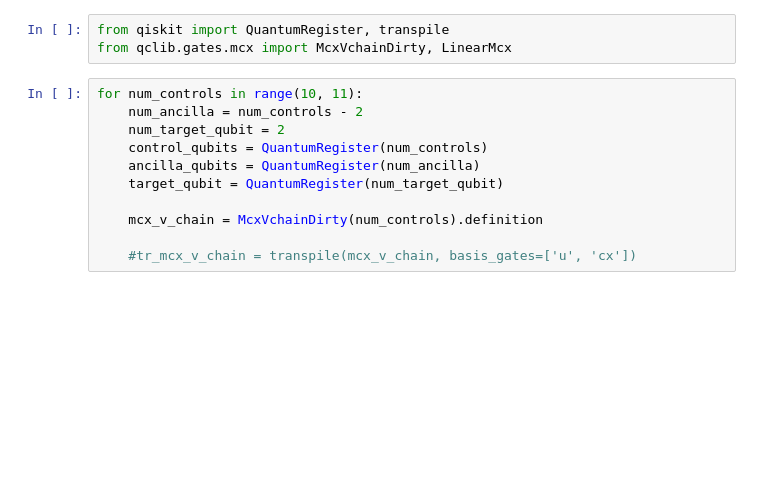
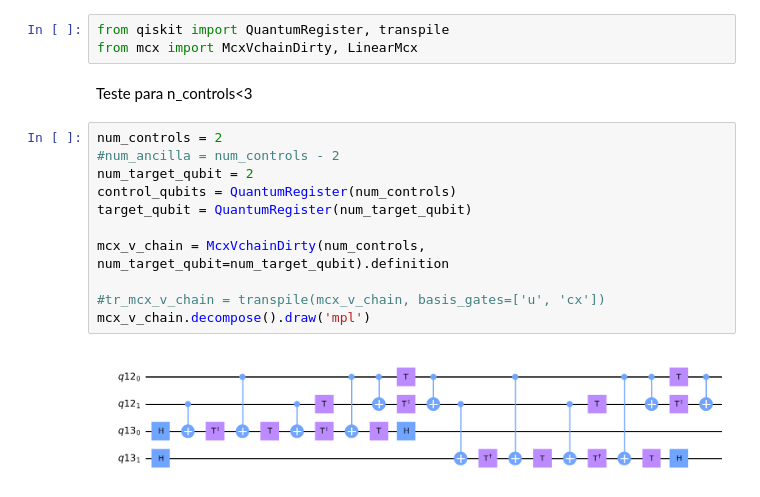
Before and after one commit to qclib/qclib, a Jupyter notebook: qclib/gates/mcxjpt.ipynb, the cells around one changed output. Saved outputs shown, nothing was run; the diff lists cells and outputs as text; blank space fills up the shorter version.

```diff
--- a/qclib/gates/mcxjpt.ipynb
+++ b/qclib/gates/mcxjpt.ipynb
@@ -1,14 +1,18 @@
 # %%
 from qiskit import QuantumRegister, transpile
-from qclib.gates.mcx import McxVchainDirty, LinearMcx
+from mcx import McxVchainDirty, LinearMcx
+# %% [markdown]
+Teste para n_controls<3
 # %%
-for num_controls in range(10, 11):
-    num_ancilla = num_controls - 2
-    num_target_qubit = 2
-    control_qubits = QuantumRegister(num_controls)
-    ancilla_qubits = QuantumRegister(num_ancilla)
-    target_qubit = QuantumRegister(num_target_qubit)
+num_controls = 2
+#num_ancilla = num_controls - 2
+num_target_qubit = 2
+control_qubits = QuantumRegister(num_controls)
+target_qubit = QuantumRegister(num_target_qubit)
 
-    mcx_v_chain = McxVchainDirty(num_controls).definition
+mcx_v_chain = McxVchainDirty(num_controls, num_target_qubit=num_target_qubit).definition
 
-    #tr_mcx_v_chain = transpile(mcx_v_chain, basis_gates=['u', 'cx'])
+#tr_mcx_v_chain = transpile(mcx_v_chain, basis_gates=['u', 'cx'])
+mcx_v_chain.decompose().draw('mpl')
+# %% [output]
+[figure, added]
```
Also changed, not shown: parts of 4 cells of this notebook, 1 other file.
